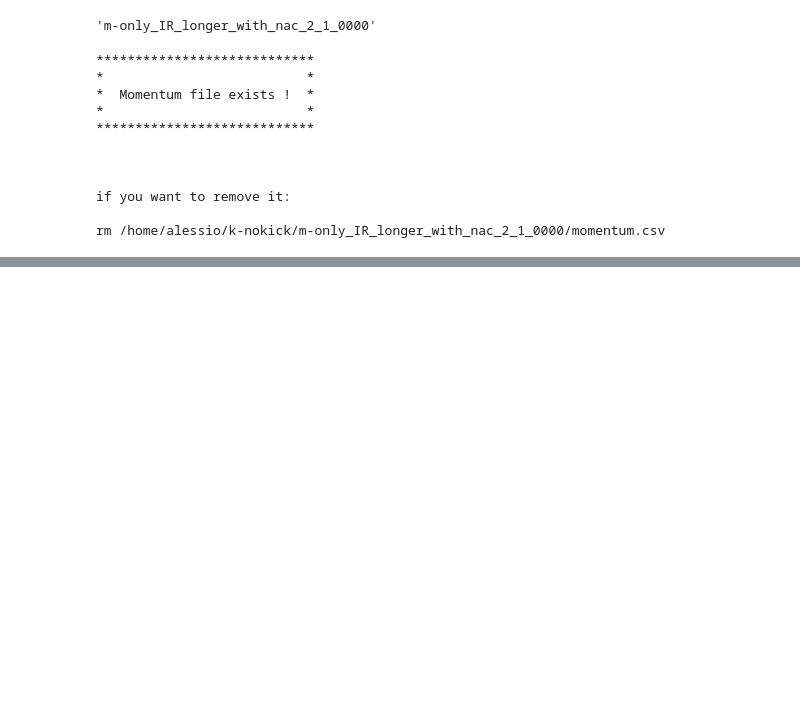
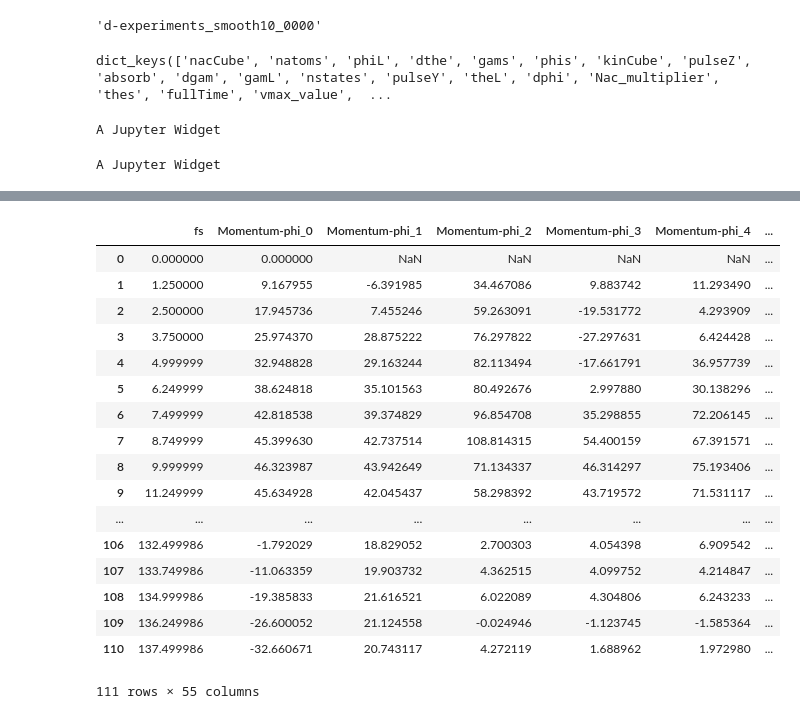
Before and after one commit to acuzzio/GridQuantumPropagator, a Jupyter notebook: Scripts/MOMENTUM_PAPER.ipynb, the cells around one changed output, grey strips where cells are left out. Cells and saved outputs as stored; diff of their text form; code cells hidden in the pictures; blank space fills up the shorter version.

```diff
--- a/Scripts/MOMENTUM_PAPER.ipynb
+++ b/Scripts/MOMENTUM_PAPER.ipynb
@@ -33,8 +25,8 @@ print(''.join(['{} -> {}\n'.format(a,b) for a,b in enumerate(subfolders)]))
 # %%
-subfolder = subfolders[12]
+subfolder = subfolders[4]
 subfolder
 # %% [output]
-'m-only_IR_longer_with_nac_2_1_0000'
+'d-experiments_smooth10_0000'
 # %%
 a = os.path.join(fol,subfolder)
 filesList = [ fn for fn in sorted(os.listdir(a)) if fn[:8] == 'Gaussian' and fn[-3:] == '.h5']
@@ -83,17 +75,8 @@ else:
     outfn = os.path.join(a,'output')
     outfnP = os.path.join(a,'outputPopul')
 # %% [output]
-****************************
-*                          *
-*  Momentum file exists !  *
-*                          *
-****************************
-
-
-
-if you want to remove it:
-
-rm /home/alessio/k-nokick/m-only_IR_longer_with_nac_2_1_0000/momentum.csv
+dict_keys(['nacCube', 'natoms', 'phiL', 'dthe', 'gams', 'phis', 'kinCube', 'pulseZ', 'absorb', 'dgam', 'gamL', 'nstates', 'pulseY', 'theL', 'dphi', 'Nac_multiplier', 'thes', 'fullTime', 'vmax_value',  ...
+A Jupyter Widget
 # %%
 if calculate_momentum:
     momentum_p = np.empty((filesN,nstates+1))
@@ -124,6 +107,8 @@ if calculate_momentum:
                 max_p[f,s] = np.amax(qp.abs2(momp))
                 max_g[f,s] = np.amax(qp.abs2(momg))
                 max_t[f,s] = np.amax(qp.abs2(momt))
+# %% [output]
+A Jupyter Widget
 # %%
 if calculate_momentum:
     def nameMe(stri):
@@ -170,3 +155,24 @@ fig.tight_layout();
 -1256.63706144 -1172.63843648 1610.73825503
 [interactive output not drawn]
 [interactive output not drawn]
+# %%
+df
+# %% [output]
+|  | fs | Momentum-phi_0 | Momentum-phi_1 | Momentum-phi_2 | Momentum-phi_3 | Momentum-phi_4 | ... |
+| 0 | 0.000000 | 0.000000 | NaN | NaN | NaN | NaN | ... |
+| 1 | 1.250000 | 9.167955 | -6.391985 | 34.467086 | 9.883742 | 11.293490 | ... |
+| 2 | 2.500000 | 17.945736 | 7.455246 | 59.263091 | -19.531772 | 4.293909 | ... |
+| 3 | 3.750000 | 25.974370 | 28.875222 | 76.297822 | -27.297631 | 6.424428 | ... |
+| 4 | 4.999999 | 32.948828 | 29.163244 | 82.113494 | -17.661791 | 36.957739 | ... |
+| 5 | 6.249999 | 38.624818 | 35.101563 | 80.492676 | 2.997880 | 30.138296 | ... |
+| 6 | 7.499999 | 42.818538 | 39.374829 | 96.854708 | 35.298855 | 72.206145 | ... |
+| 7 | 8.749999 | 45.399630 | 42.737514 | 108.814315 | 54.400159 | 67.391571 | ... |
+| 8 | 9.999999 | 46.323987 | 43.942649 | 71.134337 | 46.314297 | 75.193406 | ... |
+| 9 | 11.249999 | 45.634928 | 42.045437 | 58.298392 | 43.719572 | 71.531117 | ... |
+| ... | ... | ... | ... | ... | ... | ... | ... |
+| 106 | 132.499986 | -1.792029 | 18.829052 | 2.700303 | 4.054398 | 6.909542 | ... |
+| 107 | 133.749986 | -11.063359 | 19.903732 | 4.362515 | 4.099752 | 4.214847 | ... |
+| 108 | 134.999986 | -19.385833 | 21.616521 | 6.022089 | 4.304806 | 6.243233 | ... |
+| 109 | 136.249986 | -26.600052 | 21.124558 | -0.024946 | -1.123745 | -1.585364 | ... |
+| 110 | 137.499986 | -32.660671 | 20.743117 | 4.272119 | 1.688962 | 1.972980 | ... |
+111 rows × 55 columns
```
Also changed, not shown: parts of 4 cells of this notebook, 7 other files.
